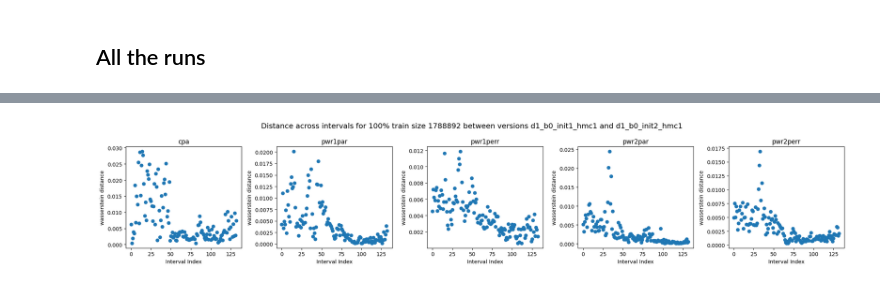
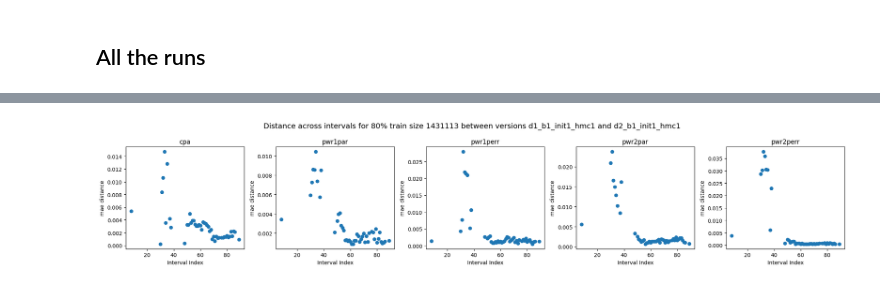
Before and after one commit to hawaii-ai/GalacticCosmicRays, a Jupyter notebook: notebooks/plot/plot_hmc_train_size_individual_runs.ipynb, the cells around one changed output, grey strips where cells are left out. Cells and saved outputs as stored; diff of their text form; code cells hidden in the pictures.

```diff
--- a/notebooks/plot/plot_hmc_train_size_individual_runs.ipynb
+++ b/notebooks/plot/plot_hmc_train_size_individual_runs.ipynb
@@ -307,12 +308,12 @@ for i, train_size_fraction in enumerate(train_fractions):
 plt.figure(figsize=(20, 5))
 # plt.suptitle(f"Distance for {exp_name}, {interval}, {polarity} polarity\nDistance hmc01: {data_bootstrap_model_hmc_identifier_0} & {data_bootstrap_model_hmc_identifier_3}\nDistance data01: {data_bootstrap_model_hmc_identifier_0} & {data_bootstrap_model_hmc_identifier_1}\nDistance init01: {data_bootstrap_model_hmc_identifier_0} & {data_bootstrap_model_hmc_identifier_2}", fontsize=14)
 plt.suptitle(f"Distance for {exp_name}, {interval}, {polarity} polarity\nDistance data01: {data_bootstrap_model_hmc_identifier_0} & {data_bootstrap_model_hmc_identifier_1}\nDistance init01: {data_bootstrap_model_hmc_identifier_0} & {data_bootstrap_model_hmc_identifier_2}", fontsize=14)
-data_train_fractions = np.array(train_fractions[:-1] + [1.0]) * 1_788_892 # Scale to the number of data points in the full dataset
+data_train_fractions = np.array(existing_train_fractions) * 1_788_892 # Scale to the number of data points in the full dataset
 
 # Plot the KL divergences
 for i, param in enumerate(parameter_names):
     plt.subplot(1, 5, i+1)
-    # plt.plot(data_train_fractions, distances_03[param], marker='o', alpha=0.6, label='hmc01')
+    plt.plot(data_train_fractions, distances_03[param], marker='o', alpha=0.6, label='hmc01')
     plt.plot(data_train_fractions, distances_01[param], marker='o', alpha=0.6, label='data01')
     plt.plot(data_train_fractions, distances_02[param], marker='o', alpha=0.6, label='init01')
     plt.title(param)
@@ -331,14 +332,14 @@ plt.show()
 # Parameters (change me!)
 data_bootstrap_model_hmc_identifier_0 = f"{data_version[0]}_{bootstrap[1]}_{model_version[0]}_{hmc_run[0]}"
 data_bootstrap_model_hmc_identifier_1 = f"{data_version[1]}_{bootstrap[1]}_{model_version[0]}_{hmc_run[0]}"
-train_size_fraction = 1.0
+train_size_fraction = 0.8
 num_bins = 30
-hmc_version = 'v30'
-regularizer = '1e-4' # ['1e-1', '1e-2', '1e-3', '1e-4', '1e-5']
+hmc_version = 'v32'
 metric = 'mae' # 'mae', 'mse', 'kl', or 'wasserstein'
 
 # Get values
 df_idxs = range(len(df))
+existing_df_idxs = []
 distances = {}
 for param in parameter_names:
     distances[param] = []
@@ -346,8 +347,8 @@ for param in parameter_names:
 # Calculate the distance for each parameter and train size
 for i, idx in enumerate(df_idxs):
     # Parameters (change me!)
-    results_dir_hmc_0 = f"../../../results/{hmc_version}/{data_bootstrap_model_hmc_identifier_0}_{train_size_fraction}_{regularizer}/"
-    results_dir_hmc_1 = f"../../../results/{hmc_version}/{data_bootstrap_model_hmc_identifier_1}_{train_size_fraction}_{regularizer}/"
+    results_dir_hmc_0 = f"../../../results/{hmc_version}/{data_bootstrap_model_hmc_identifier_0}_{train_size_fraction}/"
+    results_dir_hmc_1 = f"../../../results/{hmc_version}/{data_bootstrap_model_hmc_identifier_1}_{train_size_fraction}/"
 
     # Load the samples from each hmc run
     # They are stored like this: f'{results_dir_hmc}.0/samples_{idx}_{df.experiment_name}_{df.interval}_{df.polarity}.csv'
@@ -355,9 +356,14 @@ for i, idx in enumerate(df_idxs):
     exp_name = df.experiment_name.iloc[idx]
     interval = df.interval.iloc[idx]
     polarity = df.polarity.iloc[idx]
-    hmc_0_samples = pd.read_csv(f'{results_dir_hmc_0}samples_{idx}_{exp_name}_{interval}_{polarity}.csv', header=None, delimiter=',')
-    hmc_1_samples = pd.read_csv(f'{results_dir_hmc_1}samples_{idx}_{exp_name}_{interval}_{polarity}.csv', header=None, delimiter=',')
+    try:
+        hmc_0_samples = pd.read_csv(f'{results_dir_hmc_0}samples_{idx}_{exp_name}_{interval}_{polarity}.csv', header=None, delimiter=',')
+        hmc_1_samples = pd.read_csv(f'{results_dir_hmc_1}samples_{idx}_{exp_name}_{interval}_{polarity}.csv', header=None, delimiter=',')
+    except FileNotFoundError as e:
+        print(f"File not found for index {idx}: {e}")
+        continue
 
+    existing_df_idxs.append(idx)
     hmc_0_samples.columns = parameter_names
     hmc_1_samples.columns = parameter_names
 
@@ -386,18 +408,18 @@ FileNotFoundError: [Errno 2] No such file or directory: '../../../results/v30/d1
 # %%
 # Let's make a 1 x 5 grid of subplots, where each plot is the kl_divergence for each parameter over all the train sizes
 plt.figure(figsize=(20, 4))
 plt.suptitle(f"Distance across intervals for {int(train_size_fraction * 100)}% train size {int(train_size_fraction * 1_788_892)} between versions {data_bootstrap_model_hmc_identifier_0} and {data_bootstrap_model_hmc_identifier_1}", fontsize=14)
 
 # Plot the KL divergences
 for i, param in enumerate(parameter_names):
     plt.subplot(1, 5, i+1)
-    plt.scatter(df_idxs, distances[param], marker='o')
+    plt.scatter(existing_df_idxs, distances[param], marker='o')
     plt.title(param)
     plt.xlabel('Interval Index')
     plt.ylabel(f'{metric} distance')
 
 plt.tight_layout()
 plt.savefig(f'../../../results/{hmc_version}/plots/{data_bootstrap_model_hmc_identifier_0}_vs_{data_bootstrap_model_hmc_identifier_1}_{train_size_fraction}_{metric}_distance.png', dpi=300)
 plt.show()
 # %% [output]
-[figure, old version]
+[figure, new version]
```
Also changed, not shown: parts of 5 cells of this notebook, 11 other files.
